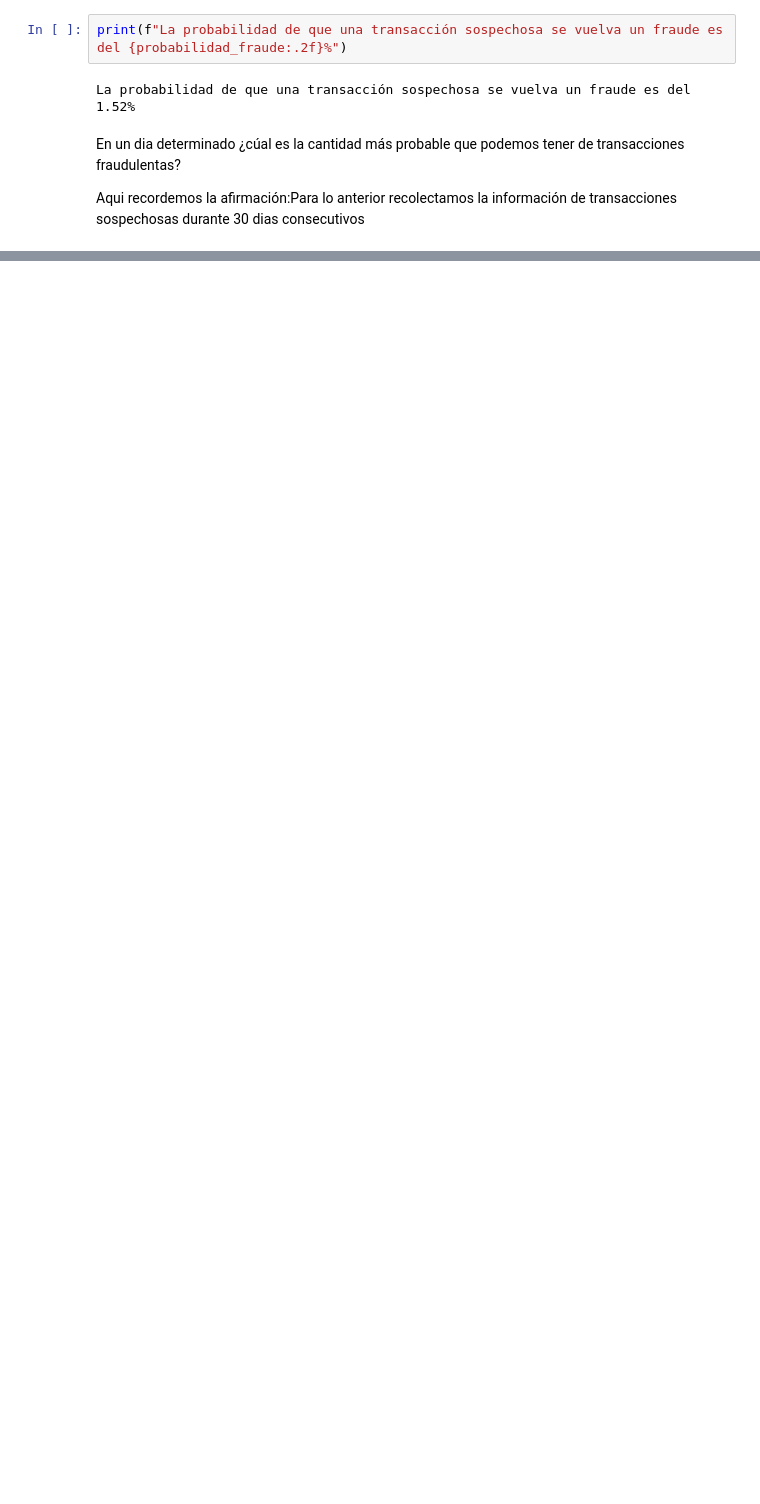
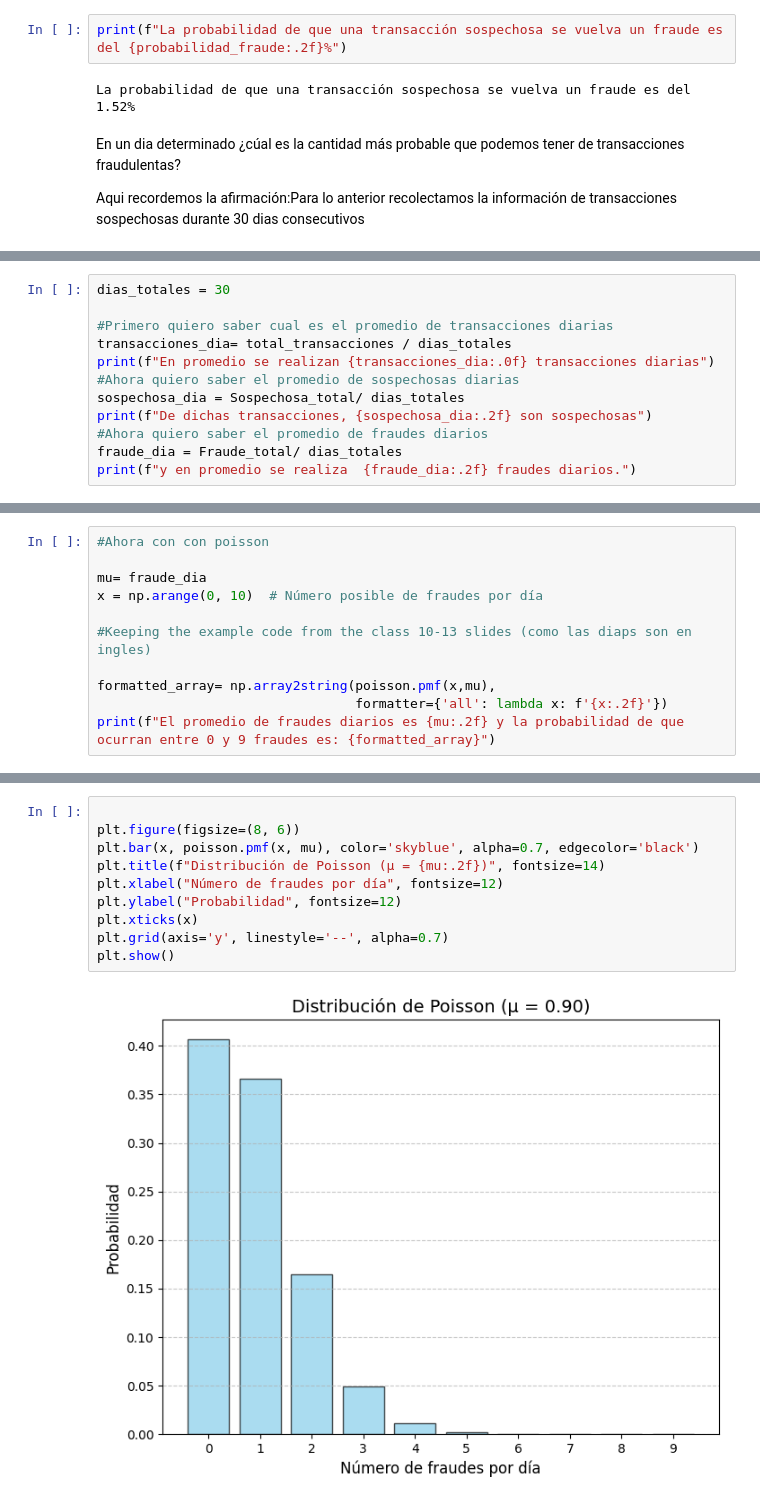
Before and after one commit to JuanHoyos329/Proyecto-2, a Jupyter notebook: Punto 2.ipynb, the cells around one changed output, grey strips where cells are left out. Drawn from its saved outputs; the diff is of its cells as text; blank space fills up the shorter version.

```diff
--- a/Punto 2.ipynb
+++ b/Punto 2.ipynb
@@ -104,0 +103,12 @@ fraude_dia = (Fraude_total/ dias_totales)*100
+# %%
+dias_totales = 30
+
+#Primero quiero saber cual es el promedio de transacciones diarias
+transacciones_dia= total_transacciones / dias_totales
+print(f"En promedio se realizan {transacciones_dia:.0f} transacciones diarias")
+#Ahora quiero saber el promedio de sospechosas diarias
+sospechosa_dia = Sospechosa_total/ dias_totales
+print(f"De dichas transacciones, {sospechosa_dia:.2f} son sospechosas")
+#Ahora quiero saber el promedio de fraudes diarios
+fraude_dia = Fraude_total/ dias_totales
+print(f"y en promedio se realiza  {fraude_dia:.2f} fraudes diarios.")
@@ -104,0 +119,11 @@ fraude_dia = (Fraude_total/ dias_totales)*100
+# %%
+#Ahora con con poisson
+
+mu= fraude_dia
+x = np.arange(0, 10)  # Número posible de fraudes por día
+
+#Keeping the example code from the class 10-13 slides (como las diaps son en ingles)
+
+formatted_array= np.array2string(poisson.pmf(x,mu),
+                                 formatter={'all': lambda x: f'{x:.2f}'})
+print(f"El promedio de fraudes diarios es {mu:.2f} y la probabilidad de que ocurran entre 0 y 9 fraudes es: {formatted_array}")
@@ -104,0 +134,12 @@ fraude_dia = (Fraude_total/ dias_totales)*100
+# %%
+
+plt.figure(figsize=(8, 6))
+plt.bar(x, poisson.pmf(x, mu), color='skyblue', alpha=0.7, edgecolor='black')
+plt.title(f"Distribución de Poisson (μ = {mu:.2f})", fontsize=14)
+plt.xlabel("Número de fraudes por día", fontsize=12)
+plt.ylabel("Probabilidad", fontsize=12)
+plt.xticks(x)
+plt.grid(axis='y', linestyle='--', alpha=0.7)
+plt.show()
+# %% [output]
+[figure, added]
```
Also changed, not shown: parts of 7 cells of this notebook.
